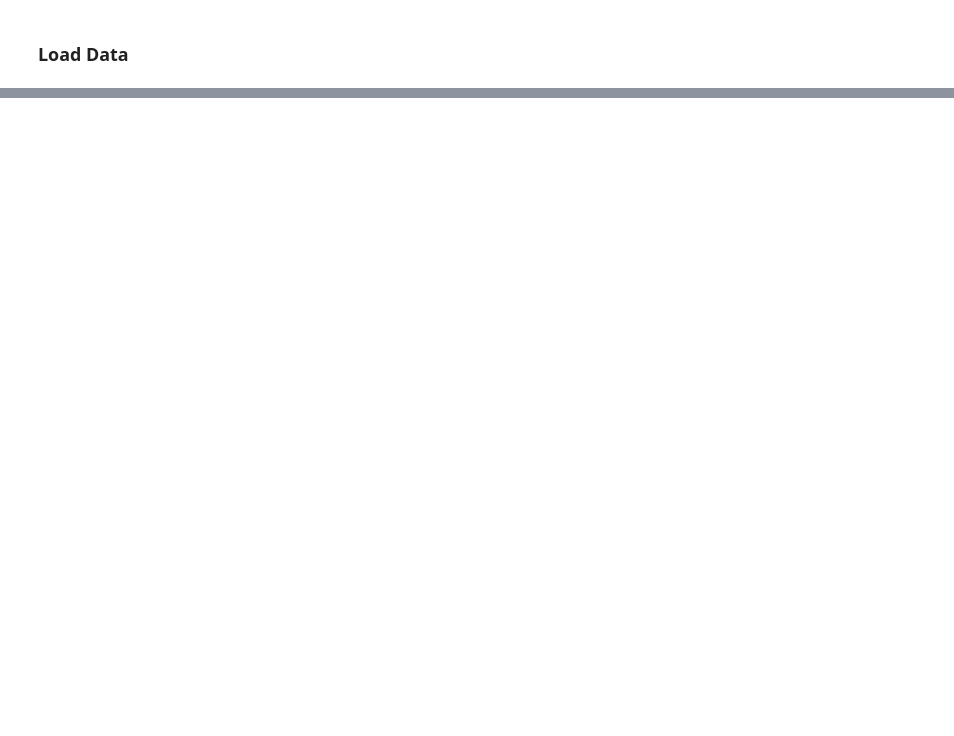
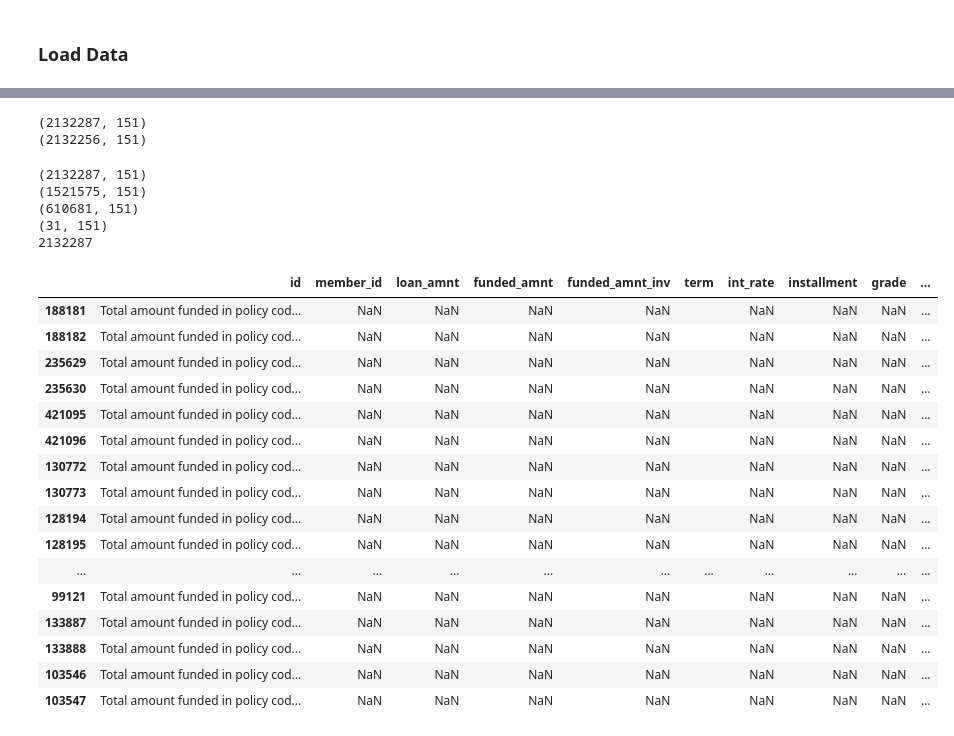
Before and after one commit to basilvetas/lending-club-analysis, a Jupyter notebook: markov-model.ipynb, the cells around one changed output, grey strips where cells are left out. Cells and saved outputs as stored; diff of their text form; code cells hidden in the pictures; blank space fills up the shorter version.

```diff
--- a/markov-model.ipynb
+++ b/markov-model.ipynb
@@ -34,0 +32,2 @@ df = df_raw
+# %%
+df_raw = load_dataframe()
@@ -35,3 +58,50 @@ df = df_raw
+# %%
+# drop null and remove non-digits from term
+print(df.shape)
+df.dropna(subset=['term'], inplace=True)
+print(df.shape)
+df.term = df.term.str.replace(r'\D+', '')
+# %% [output]
+(2132287, 151)
+(2132256, 151)
+# %%
+df_36 = df.loc[df.term == '36']
+df_60 = df.loc[df.term == '60']
+df_other = df_raw.loc[~((df_raw.term == '60') | (df_raw.term == '36'))]
+# %%
+print(df_raw.shape)
+
+print(df_36.shape)
+print(df_60.shape)
+print(df_other.shape)
+
+print(df_36.shape[0] + df_60.shape[0] + df_other.shape[0])
+# %% [output]
+(2132287, 151)
+(1521575, 151)
+(610681, 151)
+(31, 151)
+2132287
+# %%
+df_other
+# %% [output]
+|  | id | member_id | loan_amnt | funded_amnt | funded_amnt_inv | term | int_rate | installment | grade | ... |
+| 188181 | Total amount funded in policy cod... | NaN | NaN | NaN | NaN |  | NaN | NaN | NaN | ... |
+| 188182 | Total amount funded in policy cod... | NaN | NaN | NaN | NaN |  | NaN | NaN | NaN | ... |
+| 235629 | Total amount funded in policy cod... | NaN | NaN | NaN | NaN |  | NaN | NaN | NaN | ... |
+| 235630 | Total amount funded in policy cod... | NaN | NaN | NaN | NaN |  | NaN | NaN | NaN | ... |
+| 421095 | Total amount funded in policy cod... | NaN | NaN | NaN | NaN |  | NaN | NaN | NaN | ... |
+| 421096 | Total amount funded in policy cod... | NaN | NaN | NaN | NaN |  | NaN | NaN | NaN | ... |
+| 130772 | Total amount funded in policy cod... | NaN | NaN | NaN | NaN |  | NaN | NaN | NaN | ... |
+| 130773 | Total amount funded in policy cod... | NaN | NaN | NaN | NaN |  | NaN | NaN | NaN | ... |
+| 128194 | Total amount funded in policy cod... | NaN | NaN | NaN | NaN |  | NaN | NaN | NaN | ... |
+| 128195 | Total amount funded in policy cod... | NaN | NaN | NaN | NaN |  | NaN | NaN | NaN | ... |
+| ... | ... | ... | ... | ... | ... | ... | ... | ... | ... | ... |
+| 99121 | Total amount funded in policy cod... | NaN | NaN | NaN | NaN |  | NaN | NaN | NaN | ... |
+| 133887 | Total amount funded in policy cod... | NaN | NaN | NaN | NaN |  | NaN | NaN | NaN | ... |
+| 133888 | Total amount funded in policy cod... | NaN | NaN | NaN | NaN |  | NaN | NaN | NaN | ... |
+| 103546 | Total amount funded in policy cod... | NaN | NaN | NaN | NaN |  | NaN | NaN | NaN | ... |
+| 103547 | Total amount funded in policy cod... | NaN | NaN | NaN | NaN |  | NaN | NaN | NaN | ... |
 # %%
 # resources
 # http://www.utstat.toronto.edu/~rsalakhu/sta4273/notes/Lecture11.pdf
```
Also changed, not shown: parts of 9 cells of this notebook, 7 other files.
